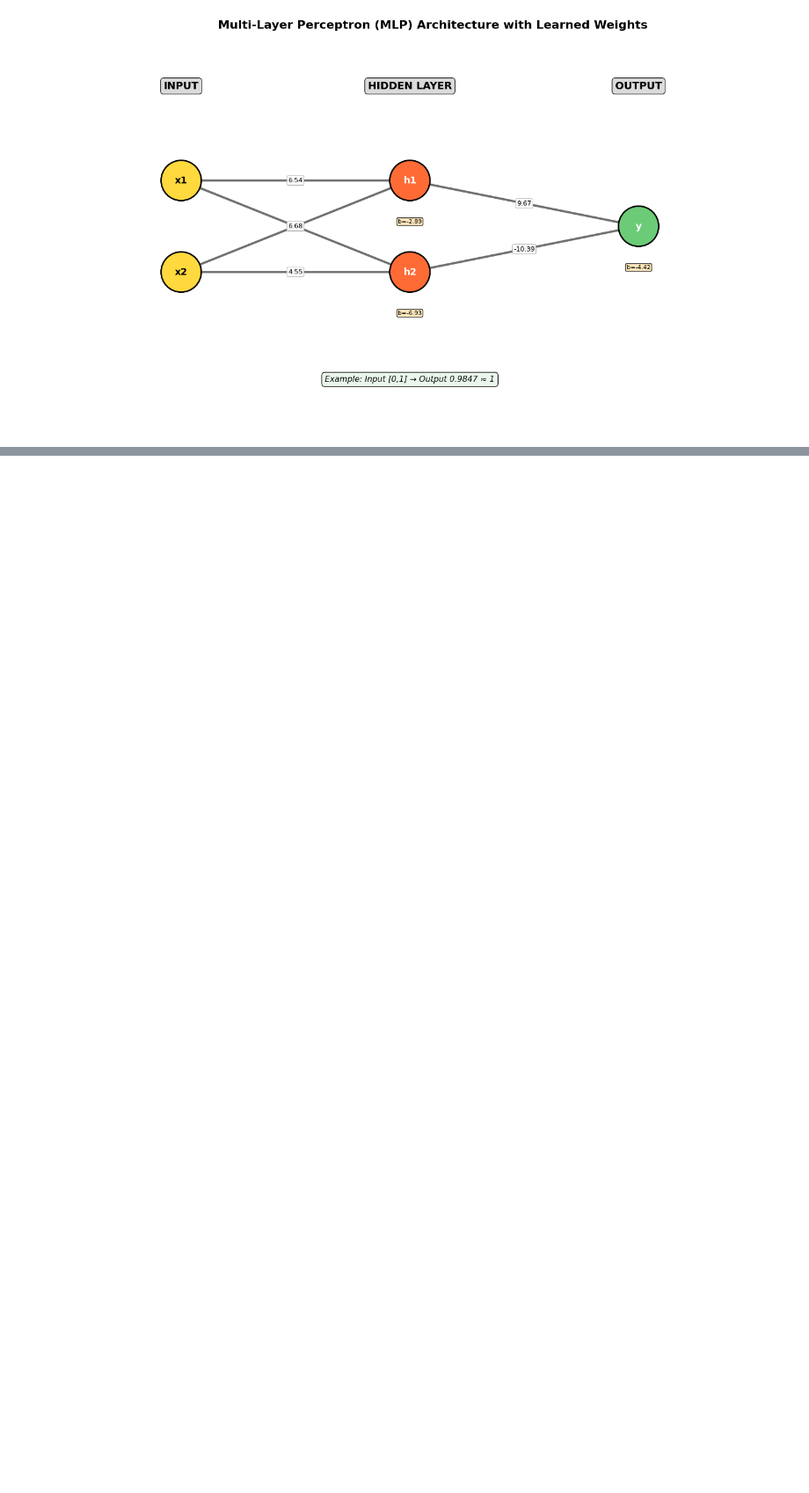
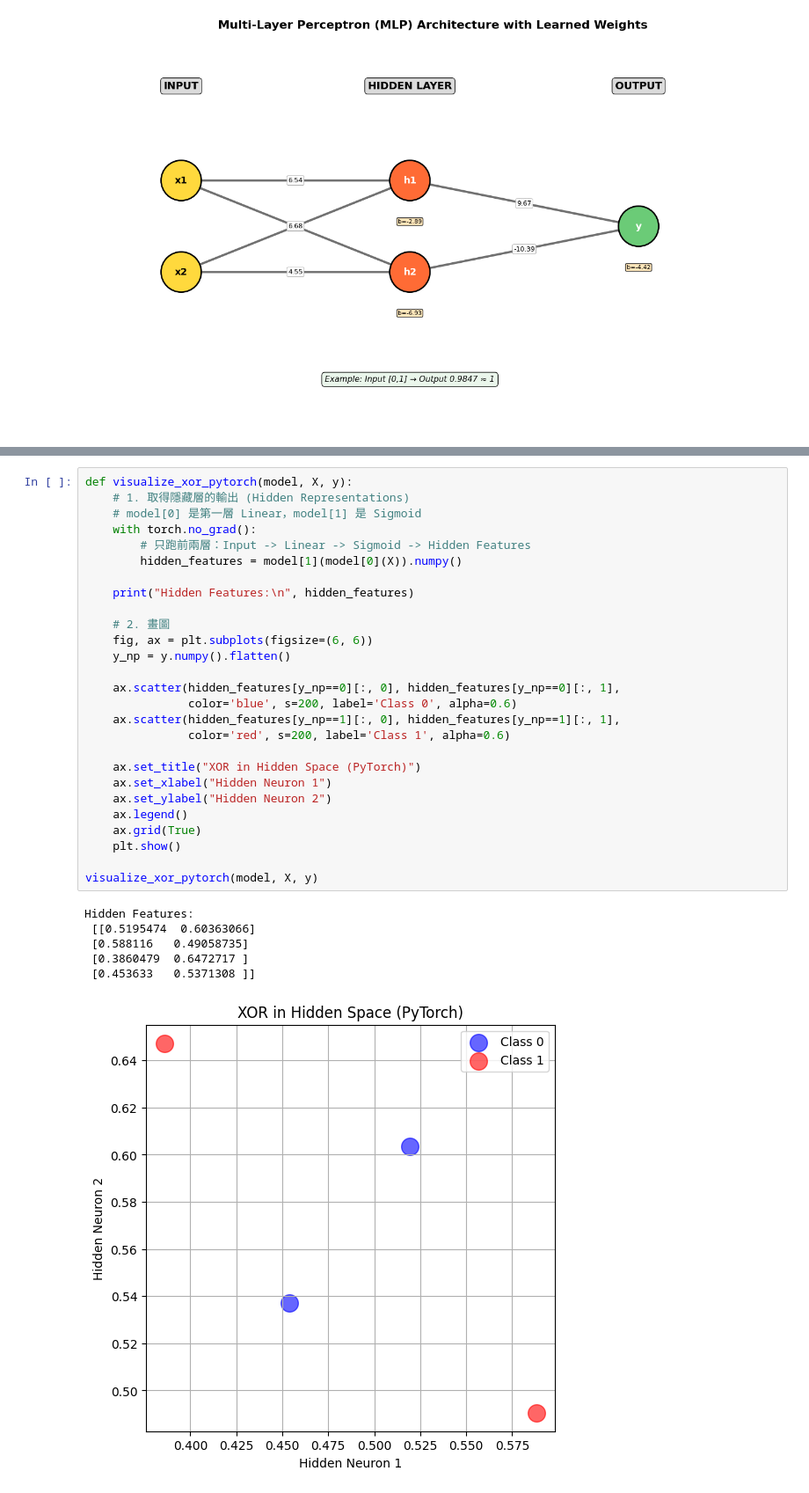
Before and after one commit to Paulyang80/DeepLearningLab, a Jupyter notebook: notebooks/03-mlp-basic.ipynb, the cells around one changed output, grey strips where cells are left out. Shown at 88% size. Drawn from its saved outputs; the diff is of its cells as text; blank space fills up the shorter version.

```diff
--- a/notebooks/03-mlp-basic.ipynb
+++ b/notebooks/03-mlp-basic.ipynb
@@ -428,0 +553,34 @@ visualize_network(w1, b1, w2, b2)
+# %%
+def visualize_xor_pytorch(model, X, y):
+    # 1. 取得隱藏層的輸出 (Hidden Representations)
+    # model[0] 是第一層 Linear，model[1] 是 Sigmoid
+    with torch.no_grad():
+        # 只跑前兩層：Input -> Linear -> Sigmoid -> Hidden Features
+        hidden_features = model[1](model[0](X)).numpy()
+
+    print("Hidden Features:\n", hidden_features)
+
+    # 2. 畫圖
+    fig, ax = plt.subplots(figsize=(6, 6))
+    y_np = y.numpy().flatten()
+
+    ax.scatter(hidden_features[y_np==0][:, 0], hidden_features[y_np==0][:, 1],
+               color='blue', s=200, label='Class 0', alpha=0.6)
+    ax.scatter(hidden_features[y_np==1][:, 0], hidden_features[y_np==1][:, 1],
+               color='red', s=200, label='Class 1', alpha=0.6)
+
+    ax.set_title("XOR in Hidden Space (PyTorch)")
+    ax.set_xlabel("Hidden Neuron 1")
+    ax.set_ylabel("Hidden Neuron 2")
+    ax.legend()
+    ax.grid(True)
+    plt.show()
+
+visualize_xor_pytorch(model, X, y)
+# %% [output]
+Hidden Features:
+ [[0.5195474  0.60363066]
+ [0.588116   0.49058735]
+ [0.3860479  0.6472717 ]
+ [0.453633   0.5371308 ]]
+[figure, added]
```
Also changed, not shown: parts of 9 cells of this notebook, 2 other files.
